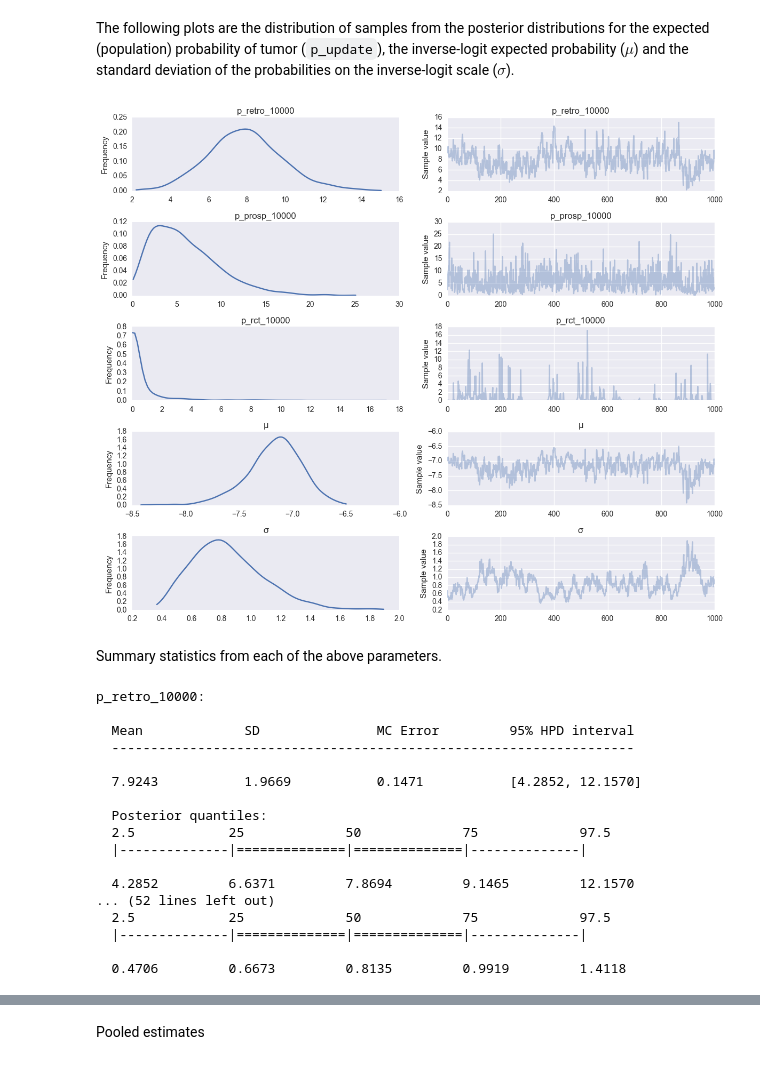
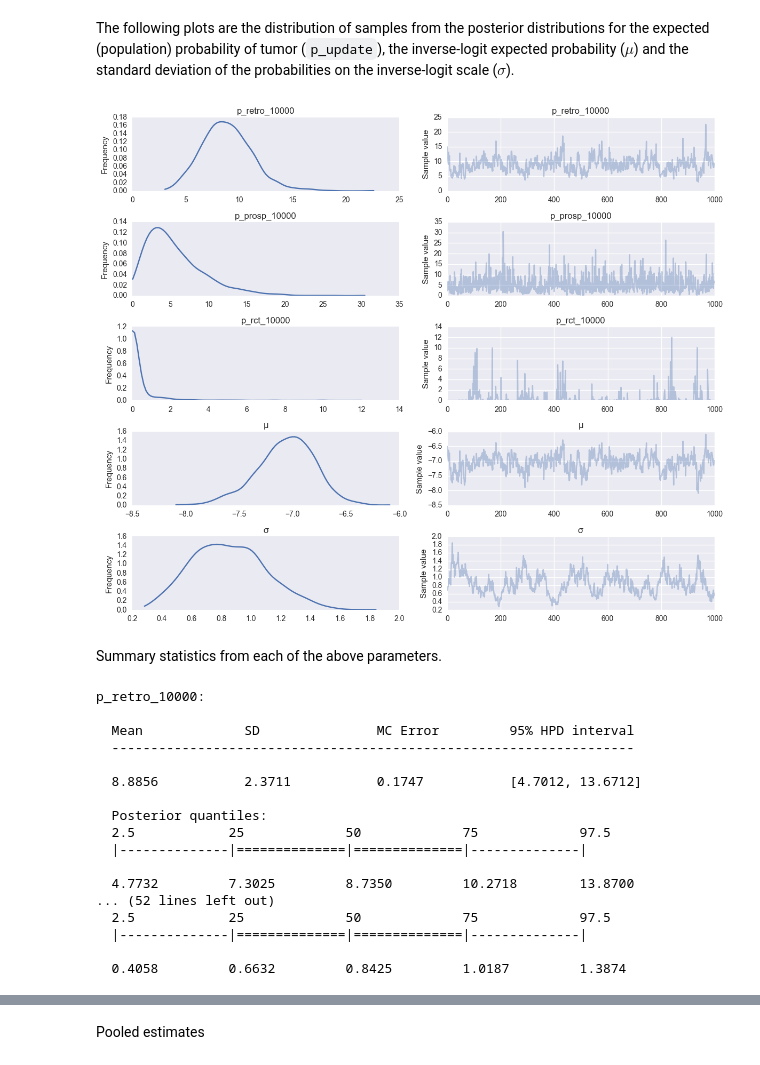
Before and after one commit to VanderbiltPopHealthSci/uterine_fibroids_MA, a Jupyter notebook: Key Question 3 Meta-analysis.ipynb, the cells around one changed output, grey strips where cells are left out. Cells and saved outputs as stored; diff of their text form; code cells hidden in the pictures.

```diff
--- a/Key Question 3 Meta-analysis.ipynb
+++ b/Key Question 3 Meta-analysis.ipynb
@@ -86,5 +94,5 @@ I will drop the cohort study, since it is the only such representative.
 # %%
-kq3_data = kq3_data[kq3_data.Design!='Pop based cohort']
+kq3_data = kq3_data[kq3_data.Design.isin(design_subset)]
 # %%
 kq3_data = pd.concat([kq3_data, pd.get_dummies(kq3_data.Design)[['Prospective', 'RCT']]], axis=1)
 # %%
@@ -135,8 +143,7 @@ age_max_norm = ((model_data.age_max - 60)/10).fillna(0.5).values
 
 poly_terms = 3
 
-def invlogit(x):
-    return tt.exp(x) / (1 + tt.exp(x))
+invlogit = pm.math.invlogit
 # %%
 with pm.Model() as pritts_update:
 
@@ -170,3 +173,0 @@ Applied interval-transform to σ and added transformed σ_interval_ to model.
-# %%
-with pritts_update:
-    trace = pm.sample(2000, njobs=2, random_seed=[20140425, 19700903])
@@ -191,0 +174,4 @@ KeyboardInterrupt:
+# %%
+with pritts_update:
+    advi_fit = pm.variational.advi(n=40000)
+    trace = pm.sample(3000, step=pm.NUTS(scaling=advi_fit.means), start=advi_fit.means, random_seed=[20140425, 19700903][0])
@@ -261,32 +249,32 @@ Assigned NUTS to α
 # %% [markdown]
 The following plots are the distribution of samples from the posterior distributions for the expected (population) probability of tumor (`p_update`), the inverse-logit expected probability ($\mu$) and the standard deviation of the probabilities on the inverse-logit scale ($\sigma$).
 # %%
-pm.traceplot(trace[1000:], varnames=['p_retro_10000', 'p_prosp_10000', 'p_rct_10000',
+pm.traceplot(trace[-1000:], varnames=['p_retro_10000', 'p_prosp_10000', 'p_rct_10000',
                                     'μ', 'σ']);
 # %% [output]
-[figure, old version]
+[figure, new version]
 # %% [markdown]
 Summary statistics from each of the above parameters.
 # %%
-pm.summary(trace[1000:], varnames=['p_retro_10000', 'p_prosp_10000', 'p_rct_10000', 'μ', 'σ'], roundto=4)
+pm.summary(trace[-1000:], varnames=['p_retro_10000', 'p_prosp_10000', 'p_rct_10000', 'μ', 'σ'], roundto=4)
 # %% [output]
 p_retro_10000:
 
   Mean             SD               MC Error         95% HPD interval
   -------------------------------------------------------------------
 
-  7.9243           1.9669           0.1471           [4.2852, 12.1570]
+  8.8856           2.3711           0.1747           [4.7012, 13.6712]
 
   Posterior quantiles:
   2.5            25             50             75             97.5
   |--------------|==============|==============|--------------|
 
-  4.2852         6.6371         7.8694         9.1465         12.1570
+  4.7732         7.3025         8.7350         10.2718        13.8700
 ... (52 lines left out)
   2.5            25             50             75             97.5
   |--------------|==============|==============|--------------|
 
-  0.4706         0.6673         0.8135         0.9919         1.4118
+  0.4058         0.6632         0.8425         1.0187         1.3874
 # %% [markdown]
 By comparison, estimates from Pritts' supplement:
 
```
Also changed, not shown: parts of 17 cells of this notebook, 2 other files.
